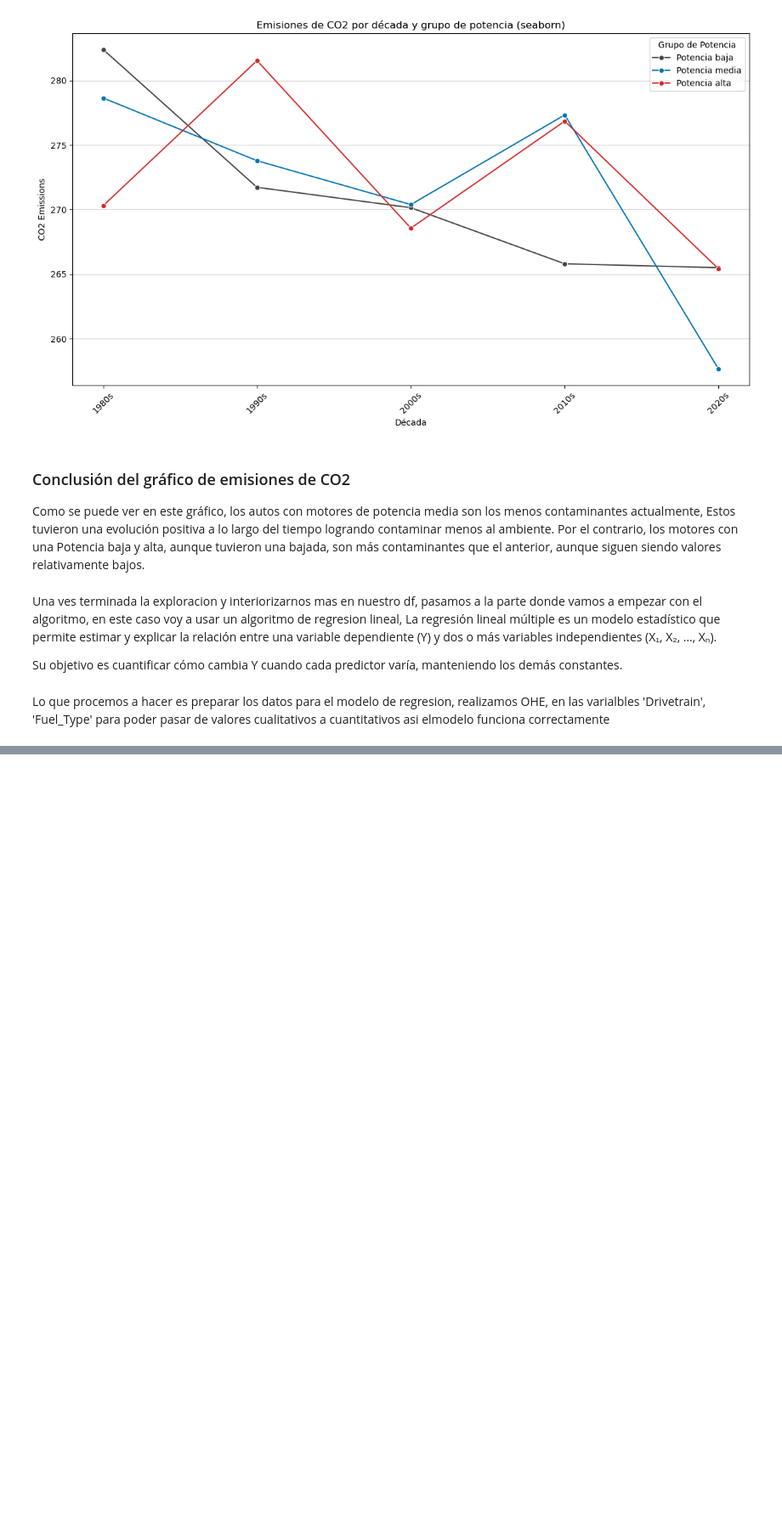
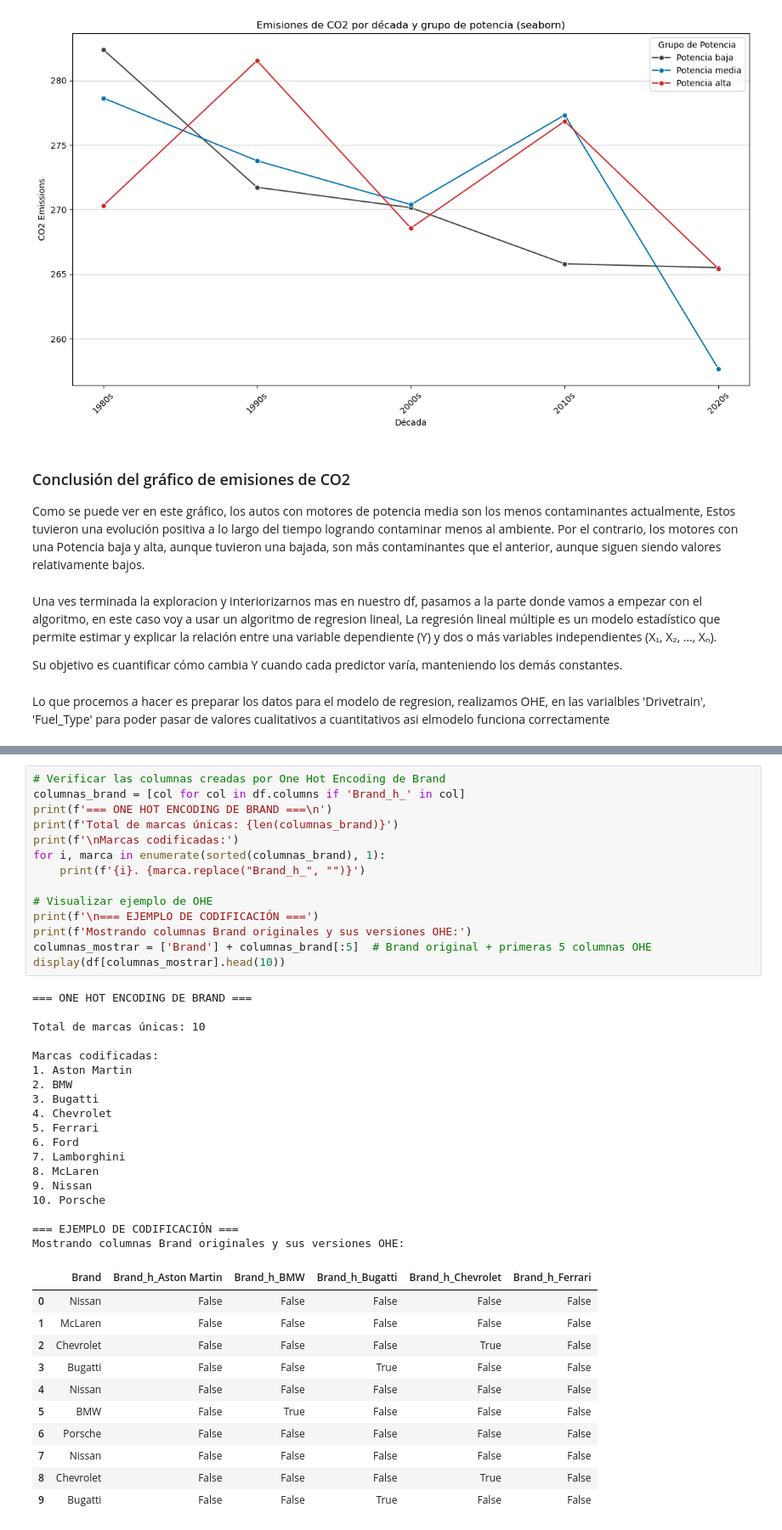
Before and after one commit to joaquinrodriguezi/ProyectoDSParte1Rodriguez, a Jupyter notebook: notebooks/entrenamiento.ipynb, the cells around one changed output, grey strips where cells are left out. Shown: that part at 85% size. Drawn from its saved outputs; the diff is of its cells as text; blank space fills up the shorter version.

```diff
--- a/notebooks/entrenamiento.ipynb
+++ b/notebooks/entrenamiento.ipynb
@@ -341,0 +754,44 @@ R2: 0.8760538784614499
+# %%
+# Verificar las columnas creadas por One Hot Encoding de Brand
+columnas_brand = [col for col in df.columns if 'Brand_h_' in col]
+print(f'=== ONE HOT ENCODING DE BRAND ===\n')
+print(f'Total de marcas únicas: {len(columnas_brand)}')
+print(f'\nMarcas codificadas:')
+for i, marca in enumerate(sorted(columnas_brand), 1):
+    print(f'{i}. {marca.replace("Brand_h_", "")}')
+
+# Visualizar ejemplo de OHE
+print(f'\n=== EJEMPLO DE CODIFICACIÓN ===')
+print(f'Mostrando columnas Brand originales y sus versiones OHE:')
+columnas_mostrar = ['Brand'] + columnas_brand[:5]  # Brand original + primeras 5 columnas OHE
+display(df[columnas_mostrar].head(10))
+# %% [output]
+=== ONE HOT ENCODING DE BRAND ===
+
+Total de marcas únicas: 10
+
+Marcas codificadas:
+1. Aston Martin
+2. BMW
+3. Bugatti
+4. Chevrolet
+5. Ferrari
+6. Ford
+7. Lamborghini
+8. McLaren
+9. Nissan
+10. Porsche
+
+=== EJEMPLO DE CODIFICACIÓN ===
+Mostrando columnas Brand originales y sus versiones OHE:
+|  | Brand | Brand_h_Aston Martin | Brand_h_BMW | Brand_h_Bugatti | Brand_h_Chevrolet | Brand_h_Ferrari |
+| 0 | Nissan | False | False | False | False | False |
+| 1 | McLaren | False | False | False | False | False |
+| 2 | Chevrolet | False | False | False | True | False |
+| 3 | Bugatti | False | False | True | False | False |
+| 4 | Nissan | False | False | False | False | False |
+| 5 | BMW | False | True | False | False | False |
+| 6 | Porsche | False | False | False | False | False |
+| 7 | Nissan | False | False | False | False | False |
+| 8 | Chevrolet | False | False | False | True | False |
+| 9 | Bugatti | False | False | True | False | False |
```
Also changed, not shown: parts of 31 cells of this notebook, 1 other file.
